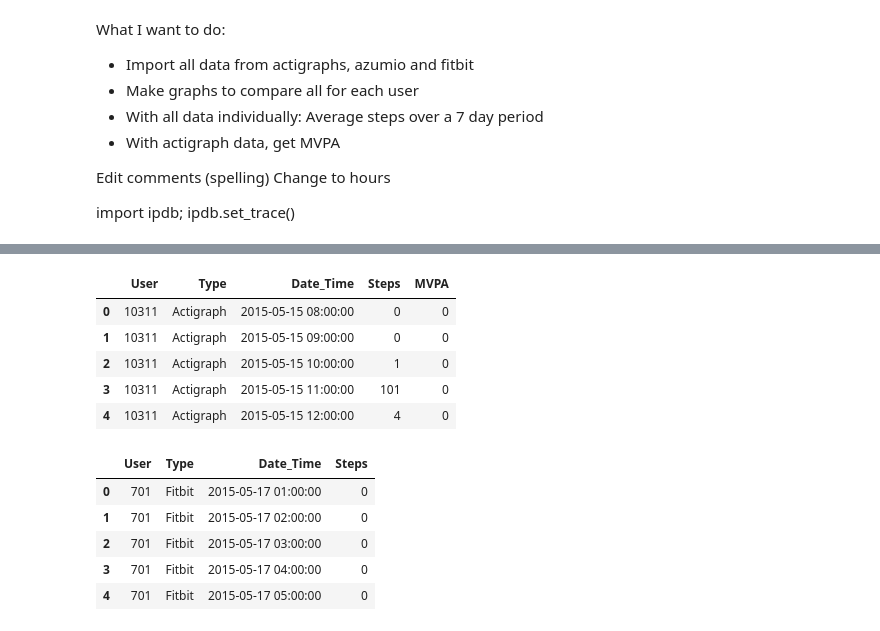
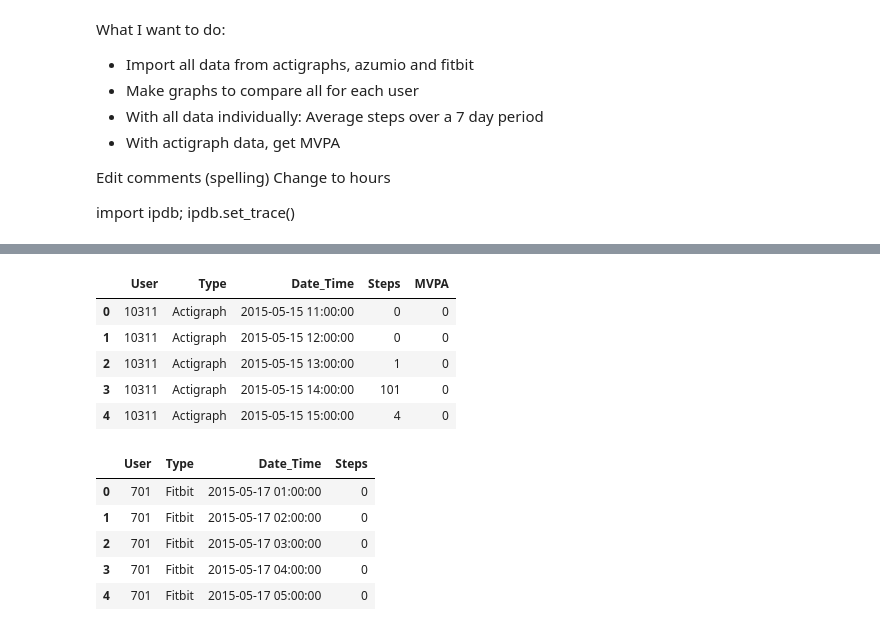
Before and after one commit to mpera/MIDS, a Jupyter notebook: MIDS .ipynb, the cells around one changed output, grey strips where cells are left out. Cells and saved outputs as stored; diff of their text form; code cells hidden in the pictures.

```diff
--- a/MIDS .ipynb
+++ b/MIDS .ipynb
@@ -33,3 +33,12 @@ dates = pd.read_csv('/Users/megan/Desktop/MIDS project/Dates.csv', index_col=0,
 
 # Defining a variable for minuties of moderate to vigorous physical activity threshold
 mvpa_threshold = 1951
+# %%
+#accel = pd.read_csv("/Users/megan/Desktop/MIDS project/Accel CSV data/User701_ActigraphMay.csv", skipinitialspace=True, parse_dates=[['Date','Time']])
+accel['Date_Time'] = accel['Date_Time'].apply(lambda dt: datetime.datetime(dt.year, dt.month, dt.day, dt.hour, 0))
+user_id = int(os.path.basename(file).split("_")[0].replace('User',''))
+
+offset = int(dates.loc[user_id].Offset)
+accel['Date_Time'] += datetime.timedelta(hours=offset)
+
+accel.tail()
@@ -38,41 +54,44 @@ mvpa_threshold = 1951
 total = pd.DataFrame()
 
 for file in accel_file:
-    # Reading accelerometer file, changing time variable
     accel = pd.read_csv(file, skipinitialspace=True, parse_dates=[['Date','Time']])
-    accel['Date_Time'] = accel['Date_Time'].apply(lambda dt: datetime.datetime(dt.year, dt.month, dt.day, dt.hour, 0))
 
     # Storing the user ID from the file name
     user_id = int(os.path.basename(file).split("_")[0].replace('User',''))
+
+    # Changing time variable and adjusting for time zone
+    accel['Date_Time'] = accel['Date_Time'].apply(lambda dt: datetime.datetime(dt.year, dt.month, dt.day, dt.hour, 0))
+    offset = int(dates.loc[user_id].Offset)
+    accel['Date_Time'] += datetime.timedelta(hours=offset)
 
     # Limiting dates to the days of the study
     date_range = dates.loc[user_id]
     date_bool1 = np.array(accel.Date_Time > date_range.Initial)
     date_bool2 = np.array(accel.Date_Time < date_range.Final)
     wear_dates = np.logical_and(date_bool1, date_bool2)
     accel = accel[wear_dates]
 
     # Boolean variable classifying each minute as MVPA or not
     accel['MVPA'] = accel['Axis1'] > mvpa_threshold
 
     # Grouping by hour and finding out total steps and MVPA per hour
     by_hour = accel.groupby(['Date_Time'])
     hour_totals = by_hour.sum().reset_index()
     hour_totals['User'] = user_id
     hour_totals['Type'] = 'Actigraph'
 
     # Appending the user dataframe to the total dataframe
     total = total.append(hour_totals, ignore_index=True)
 
 accel_total = total[['User', 'Type', 'Date_Time', 'Steps', 'MVPA']]
 accel_total.head()
 # %% [output]
 |  | User | Type | Date_Time | Steps | MVPA |
-| 0 | 10311 | Actigraph | 2015-05-15 08:00:00 | 0 | 0 |
-| 1 | 10311 | Actigraph | 2015-05-15 09:00:00 | 0 | 0 |
-| 2 | 10311 | Actigraph | 2015-05-15 10:00:00 | 1 | 0 |
-| 3 | 10311 | Actigraph | 2015-05-15 11:00:00 | 101 | 0 |
-| 4 | 10311 | Actigraph | 2015-05-15 12:00:00 | 4 | 0 |
+| 0 | 10311 | Actigraph | 2015-05-15 11:00:00 | 0 | 0 |
+| 1 | 10311 | Actigraph | 2015-05-15 12:00:00 | 0 | 0 |
+| 2 | 10311 | Actigraph | 2015-05-15 13:00:00 | 1 | 0 |
+| 3 | 10311 | Actigraph | 2015-05-15 14:00:00 | 101 | 0 |
+| 4 | 10311 | Actigraph | 2015-05-15 15:00:00 | 4 | 0 |
 # %%
 # Reading in fitbit data and editing columns to match the Actigraph data
 fitbit = pd.read_csv('/Users/megan/Desktop/MIDS project/Fitbit .txt files/meas_fitbit_intraday_1wk_4.txt', sep='|', parse_dates=['date'])
```
Also changed, not shown: parts of 3 cells of this notebook.
